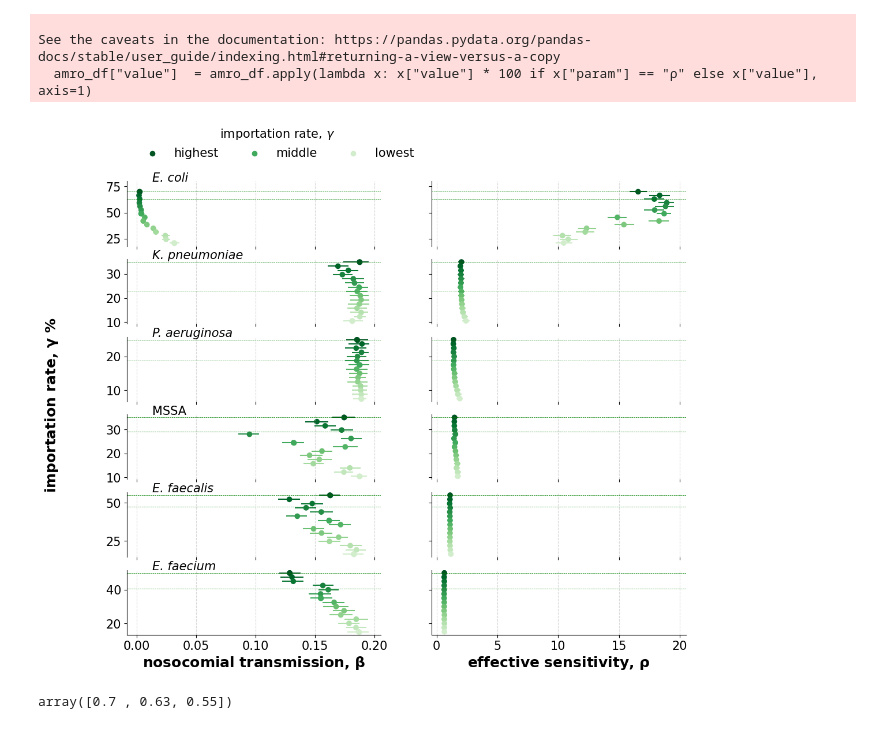
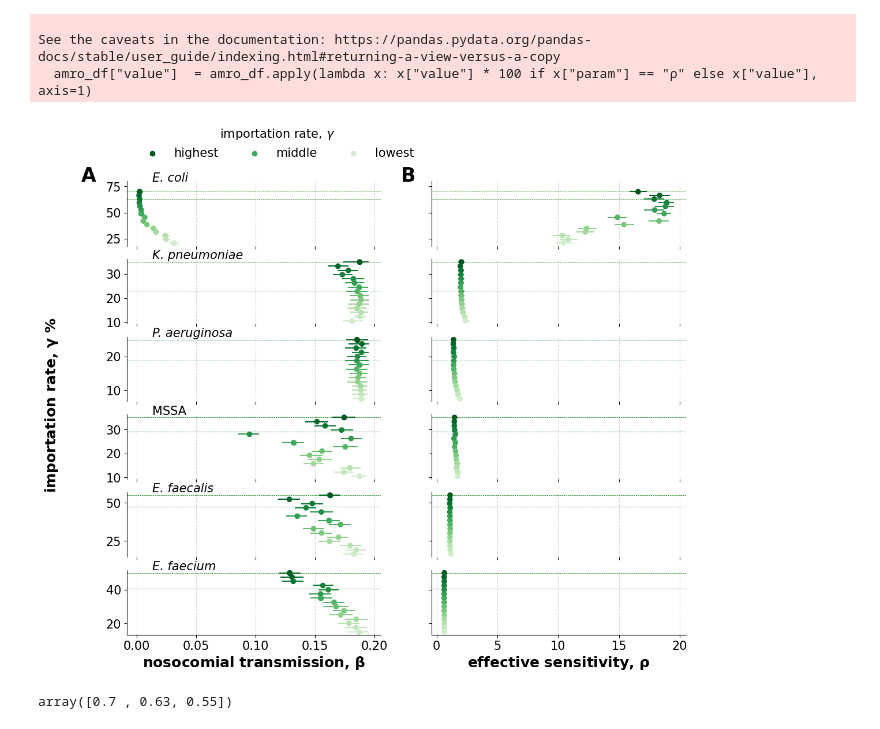
Before and after one commit to ChaosDonkey06/AMR_ABM2, a Jupyter notebook: abm/reviews_epidemics/gamma_sensitivity.ipynb, the cells around one changed output. Cells and saved outputs as stored; diff of their text form; code cells hidden in the pictures.

```diff
--- a/abm/reviews_epidemics/gamma_sensitivity.ipynb
+++ b/abm/reviews_epidemics/gamma_sensitivity.ipynb
@@ -173,36 +173,46 @@ for axi in ax.flatten():
     axi.spines['top'].set_visible(False)
 
     axi.grid(axis="x", linestyle="--", alpha=0.5)
 
 for i_amro in range(len(amro_search)-1):
     ax[i_amro, 0].spines["bottom"].set_visible(False)
     ax[i_amro, 1].spines["bottom"].set_visible(False)
 
 for i_amro in range(len(amro_search)):
     if amro2title(amro_search[i_amro])!="MSSA":
         style = "italic"
     else:
         style = "normal"
     ax[i_amro, 0].text(s         = amro2title(amro_search[i_amro]),
                        x         = 0.1,
                        y         = 1.0,
                        transform = ax[i_amro, 0].transAxes,
                        style     = style)
 
+ax[0, 0].text(s       = "A",
+            x         = -0.18,
+            y         = 1.0,
+            transform = ax[0, 0].transAxes,
+            weight    = "bold",
+            fontsize  = 24)
+ax[0, 1].text(s       = "B",
+            x         = -0.12,
+            y         = 1.0,
+            transform = ax[0, 1].transAxes,
+            weight    = "bold",
+            fontsize  = 24)
 
 ax[0, 0].legend(title=r"importation rate, $\gamma$",
                 bbox_to_anchor=(0.01, 2.0), loc='upper left', ncol=3, frameon=False)
 
 ax[-1, 0].set_xlabel(r"nosocomial transmission, $\mathbf{\beta}$", weight="bold")
 ax[-1, 1].set_xlabel(r"effective sensitivity, $\mathbf{\rho}$", weight="bold")
 
 fig.supylabel("importation rate, $\mathbf{\gamma}$ %", x=0.01, weight="bold")
-
-
 fig.savefig(os.path.join("figures", "gamma_sensitivity.png"),
                                                 dpi=300, transparent=True, bbox_inches = 'tight')
 # %% [output]
-[figure, old version]
+[figure, new version]
 # %%
 def linear_regression(x, y):
     from scipy.stats import linregress
```
Also changed, not shown: parts of 4 cells of this notebook, 13 other files.
